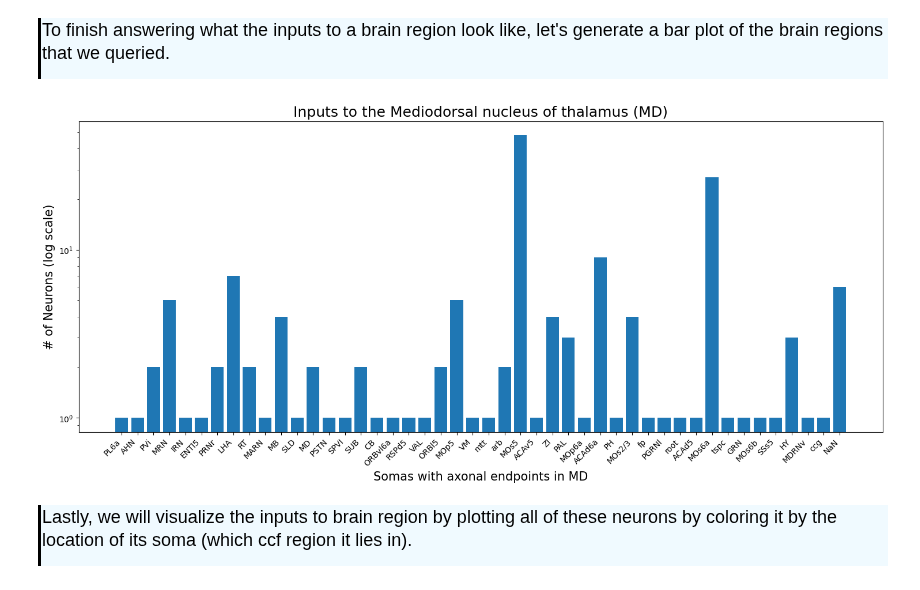
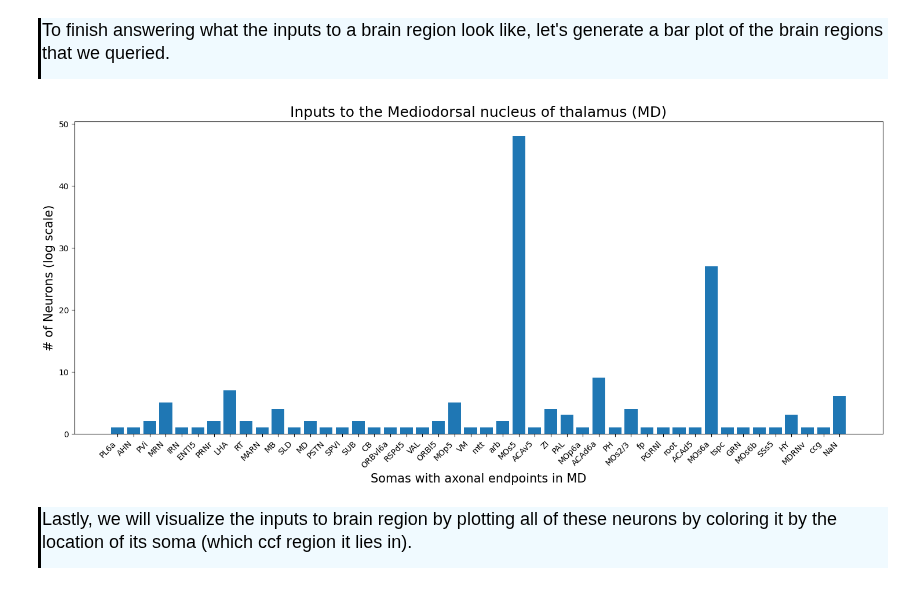
Before and after one commit to JEElsner/SWDB_2024_Anatomy, a Jupyter notebook: code/Notebook 1 - LM.ipynb, the cells around one changed output. Saved outputs shown, nothing was run; the diff lists cells and outputs as text; code cells hidden in the pictures.

```diff
--- a/code/Notebook 1 - LM.ipynb
+++ b/code/Notebook 1 - LM.ipynb
@@ -74,9 +89,14 @@ This is the contents of 'adult_mouse_ccf_structures.csv' which is stored as the
 # %%
 # Report brain region
-ccf_id = 1062
-ccf_name = get_ccf_property(ccf_atlas,ccf_id, "name")
-ccf_acronym = get_ccf_property(ccf_atlas,ccf_id, "acronym")
+ccf_id = 688
+pprint(ccf_atlas.structures[ccf_id])
 
-print(f"The ccf_id '{ccf_id}' represents the '{ccf_name}'")
-print(f"The '{ccf_name}' is abbreviated as '{ccf_acronym}'")
+
+# Querying information with "get_ccf_property"
+ccf_id = 688
+ccf_name = get_ccf_property(ccf_atlas, ccf_id, "name")
+ccf_acronym = get_ccf_property(ccf_atlas, ccf_id, "acronym")
+
+print(f"\nThe ccf_id '{ccf_id}' represents the '{ccf_name}'")
+print(f"The '{ccf_name}' are abbreviated as '{ccf_acronym}'")
 # %% [output]
@@ -344,17 +382,20 @@ Searching for Skeletons with Axon Endpoints in the Mediodorsal nucleus of thalam
 [==================================================] 1649/1649
 # Skeletons Found: 167
 # %%
-#Let's look at all these neurons
+# Let's look at all these neurons
 plot = k3d.plot()
-plot_graphs(skels_subset, plot, opacity = .2) #we've got a lot of neurons to plot so we'll reduce their opacity here
+plot_graphs(skels_subset, plot, opacity=0.2)  #we have many neurons to plot so we'll reduce their opacity here
 
+# Add whole ccf mesh
+ccf_mesh = get_whole_ccf_mesh()
+mesh_plot = k3d.mesh(ccf_mesh.vertices*1000, ccf_mesh.faces, opacity=0.2, color=808080)
+plot += mesh_plot
 
-with open("/data/AllenCCFMesh/MouseBrainAllen3.obj") as f:
-    ccf_mesh = trimesh.load(f, 'obj')
+# Add region of ccf mesh
+region_mesh = get_region_ccf_mesh(target_ccf_id)
+region_mesh_plot = k3d.mesh(region_mesh.vertices*1000, region_mesh.faces, opacity=0.2)
+plot += region_mesh_plot
 
-
-mesh = k3d.mesh(ccf_mesh.vertices*1000, ccf_mesh.faces, opacity = 0.2, color=808080)
-plot += mesh
 plot.display()
 # %% [output]
 [interactive output not drawn]
@@ -385,27 +426,27 @@ print("# Distinct Regions Found:", len(ccf_ids))
 # %%
 # Get brain region names
 ccf_names = list()
 for ccf_id in ccf_ids:
     acronym = get_ccf_property(ccf_atlas, ccf_id, "acronym")
     if type(acronym) is not str:
         get_ccf_property(ccf_id, "acronym", print_id=True)
-    ccf_names.append( "NaN" if type(acronym) is not str else acronym)
+    ccf_names.append("NaN" if type(acronym) is not str else acronym)
 
 # Make plot
 plt.figure(figsize=(18, 7))
 plt.bar(ccf_names, cnts)
 plt.xticks(rotation=45, ha='right')
-plt.yscale('log')
+#plt.yscale('log')
 
 # Add titles and labels
 plt.title("Inputs to the " + target_name + f" ({target_acronym})", fontsize=18)
 plt.xlabel("Somas with axonal endpoints in " + target_acronym, fontsize=15)
 plt.ylabel("# of Neurons (log scale)", fontsize=15)
 
 # Show the plot
 plt.show()
 # %% [output]
-[figure, old version]
+[figure, new version]
 # %% [markdown]
 <div style="border-left: 3px solid #000; padding: 1px; padding-left: 10px; background: #F0FAFF; ">
 
```
Also changed, not shown: parts of 31 cells of this notebook, 4 other files.
